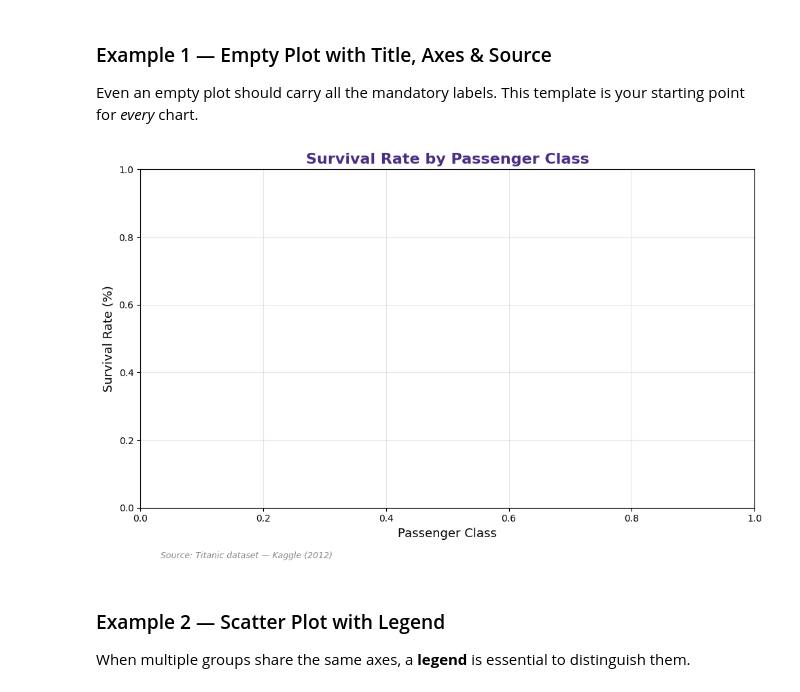
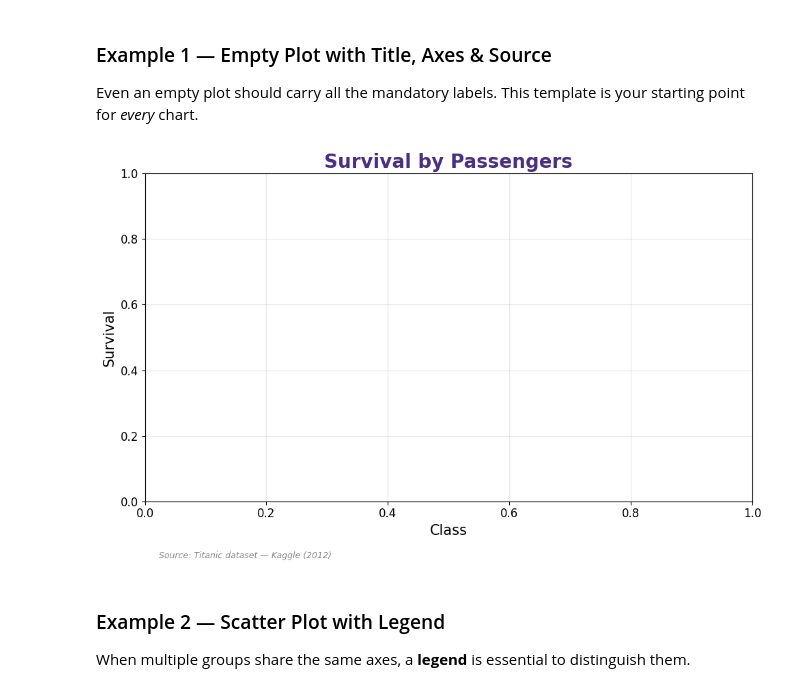
Before and after one commit to umairak321/BDATA200, a Jupyter notebook: 03_data_visualization.ipynb, the cells around one changed output. Drawn from its saved outputs; the diff is of its cells as text; code cells hidden in the pictures.

```diff
--- a/03_data_visualization.ipynb
+++ b/03_data_visualization.ipynb
@@ -128,27 +128,25 @@ print('Setup complete \u2713')
 
 Even an empty plot should carry all the mandatory labels. This template is your starting point for *every* chart.
 # %%
-import matplotlib.pyplot as plt
-
 fig, ax = plt.subplots(figsize=(10, 6))
 
 # Title
-ax.set_title('Survival Rate by Passenger Class', fontsize=16, fontweight='bold', color='#4B2E83')
+ax.set_title('Survival by Passengers', fontsize=20, fontweight='bold', color='#4B2E83')
 
 # Axis labels
-ax.set_xlabel('Passenger Class', fontsize=13)
-ax.set_ylabel('Survival Rate (%)', fontsize=13)
+ax.set_xlabel('Class', fontsize=15)
+ax.set_ylabel('Survival', fontsize=15)
 
 # Source annotation
 fig.text(0.1, -0.02, 'Source: Titanic dataset — Kaggle (2012)',
          fontsize=9, color='#888', style='italic')
 
 ax.grid(True, alpha=0.3)
 
 plt.tight_layout()
 plt.show()
 # %% [output]
-[figure, old version]
+[figure, new version]
 # %% [markdown]
 ### Example 2 — Scatter Plot with Legend
 
```
Also changed, not shown: parts of 14 cells of this notebook.
